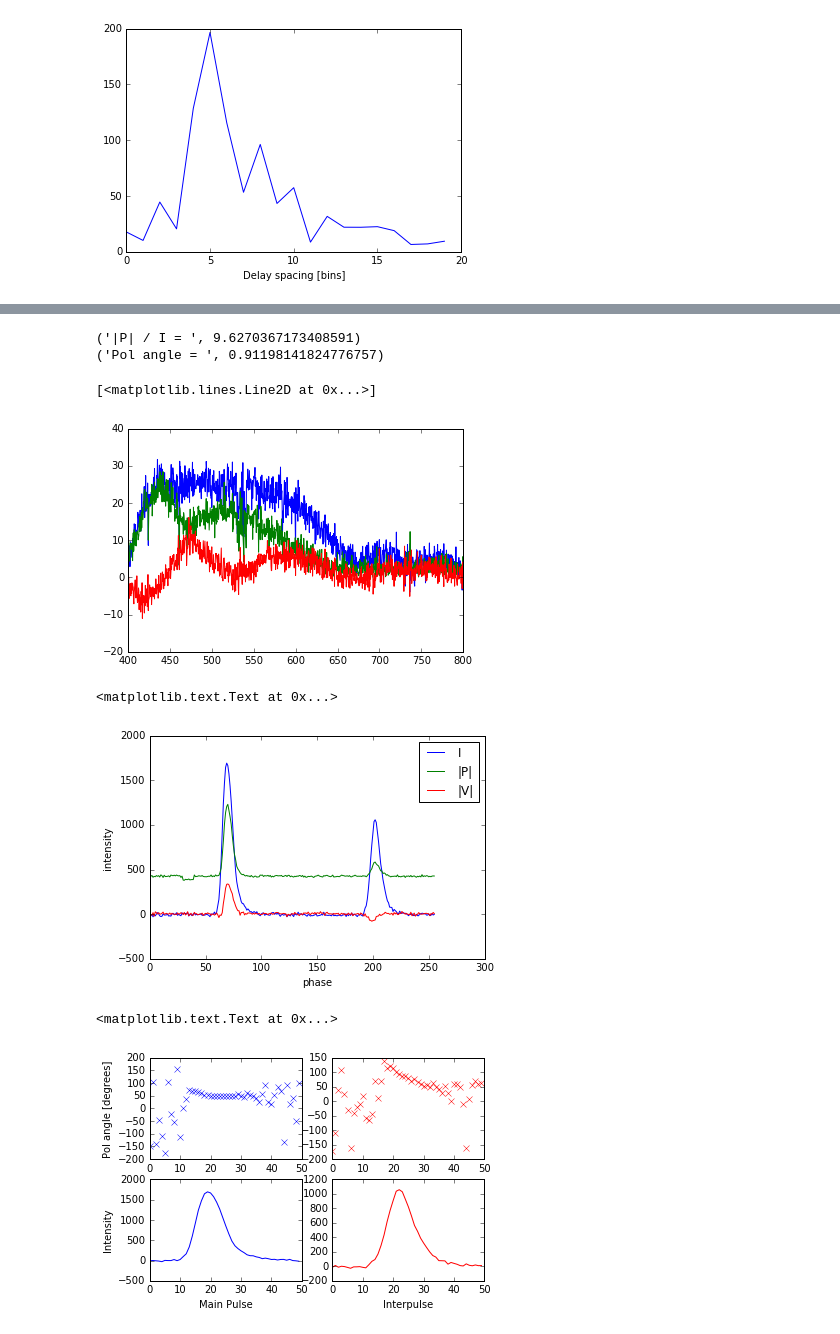
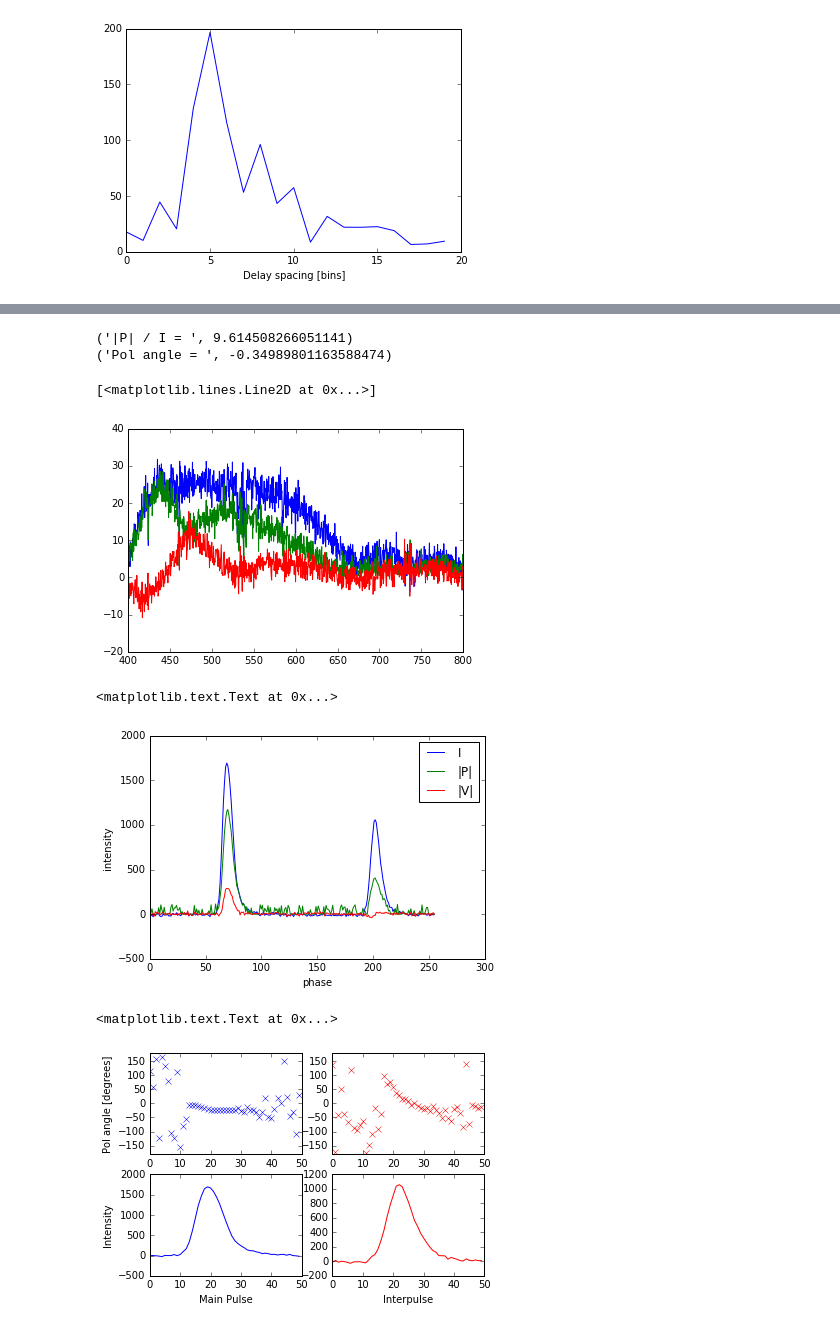
Before and after one commit to ramain/scint_analysis, a Jupyter notebook: polarization/PolarizationTest-SimulateMC.ipynb, the cells around one changed output, grey strips where cells are left out. Cells and saved outputs as stored; diff of their text form; code cells hidden in the pictures.

Commit message:
BG subtraction for P, and removed squares from fitting function

```diff
--- a/polarization/PolarizationTest-SimulateMC.ipynb
+++ b/polarization/PolarizationTest-SimulateMC.ipynb
@@ -98,8 +98,6 @@ def DiffData(pars, data, resp):
     U = np.real(XY0)
     V = np.imag(XY0)
 
-    #data_Q = data
     data_Q, data_U, data_V = data[0], data[1], data[2]
 
-    return (Q-data_Q)**2.0 + (U-data_U)**2.0 + (V-data_V)**2.0
-    #return (V-data_V)**2.0
+    return abs(Q-data_Q) + abs(U-data_U) + abs(V-data_V)
@@ -110,3 +104,8 @@ def LSQ(data, model):
+# %%
+def RM_fit(pars, data, lam):
+    A, RM, phi = pars[0], pars[1], pars[2]
+    fit = A * np.exp(2j * (RM * lam**2 + phi))
+    return (data - np.real(fit))
 # %%
 '''
 Get Stokes I from real data, as initial condition for simulation
@@ -206,3 +205,13 @@ print("Peak delay:", lag)
 # %% [output]
 ('Peak delay:', 5)
 [figure]
+# %%
+pars = np.array([1, RM, 0])
+RM_pars = so.leastsq(RM_fit, pars, args=(Q / Ical, lam), maxfev=10000)[0]
+
+RM_0 = RM_pars[1]
+phi_0 = RM_pars[2]
+print("Best fit RM, phase:",RM_0, phi_0)
+
+plt.plot(lam**2.0, Q / Ical)
+plt.plot(lam**2.0, RM_pars[0] * np.exp(2j * (RM_0 * lam**2 + phi_0)))
@@ -209,31 +222,11 @@ print("Peak delay:", lag)
 # %%
-p0 = np.array([1, 0, 0, lag, RM, -2])
+p0 = np.array([2, 1, 0, lag, RM_0, phi_0])
 data = np.array([Q,U,V])
 
 b_fit = so.leastsq(DiffData, p0, args=(data, Ical), maxfev=10000)[0]
-print(b_fit)
+print("Q, U, V, lag, RM, phase = ",b_fit)
 
 q, u, v = MockData(b_fit, Ical)
-
-'''
-#First HardCoded attempt
-bins = 20
-lag_range = np.linspace(lag-1,lag+1,bins)
-RM_range = np.linspace(RM-1, RM+1, bins)
-phi_range = np.linspace(-np.pi, np.pi, bins)
-best = 1e10
-
-for a in lag_range:
-    for b in RM_range:
-        for c in phi_range:
-            vec = np.array([2, 1, 0, a, b, c])
-            q, u, v = MockData(vec, Ical)
-            lsq = LSQ(Q, q) + LSQ(U, u) + LSQ(V, v)
-            if lsq < best:
-                best = lsq
-                q_fit, u_fit, v_fit = q, u, v
-                lag_fit, RM_fit, phi_fit = a, b, c
-'''
 
 plt.subplot(311)
 plt.plot(freq, Q)
@@ -316,10 +310,10 @@ plt.plot(freq,I)
 plt.plot(freq,abs(Pcorr))
 plt.plot(freq,V_final)
 # %% [output]
-('|P| / I = ', 9.6270367173408591)
-('Pol angle = ', 0.91198141824776757)
+('|P| / I = ', 9.614508266051141)
+('Pol angle = ', -0.34989801163588474)
 [<matplotlib.lines.Line2D at 0x...>]
-[figure, old version]
+[figure, new version]
 # %%
 """
 Compare folded spectrum
@@ -331,7 +325,7 @@ n2=n
 nI, nQ, nU, nV = StokesPars(n2)
 
 nXY = nU + 1j*nV
-nXY_CD = nXY* vecCD[:,np.newaxis]
+nXY_CD = nXY * vecCD[:,np.newaxis]
 nU_CD = np.real(nXY_CD)
 nV_final = np.imag(nXY_CD)
 
@@ -341,8 +335,18 @@ nPderot = nP * vecFR[:,np.newaxis]
 nQ_final = np.real(nPderot)
 nU_final = np.imag(nPderot)
 
+"""
+Remove noise from P, non-trivial since noise is added then squared
+"""
+
+Psq = (abs(nPderot).sum(0))**2.0
+Pnoise_sq = np.mean((abs(nPderot[:,100:150]).sum(0)))**2.0
+Psq -= Pnoise_sq
+Psq = Psq.clip(min=0)
+Psq = np.sqrt(Psq)
+
 plt.plot(nI.sum(0), label='I')
-plt.plot(abs(nPderot).sum(0), label='|P|' )
+plt.plot(Psq, label='|P|' )
 plt.plot(nV_final.sum(0), label='|V|' )
 
 plt.legend()
@@ -350,27 +354,29 @@ plt.xlabel('phase')
 plt.ylabel('intensity')
 # %% [output]
 <matplotlib.text.Text at 0x...>
-[figure, old version]
+[figure, new version]
 # %%
 """
 Look at polarization angle
 """
 
 plt.subplot(221)
 plt.plot(180/np.pi * np.angle(nPderot.sum(0))[50:100], 'bx')
 plt.ylabel('Pol angle [degrees]')
+plt.ylim((-180,180))
 
 plt.subplot(222)
 plt.plot(180/np.pi * np.angle(nPderot.sum(0))[180:230], 'rx')
+plt.ylim((-180,180))
 
 plt.subplot(223)
 plt.plot(nI.sum(0)[50:100])
 plt.ylabel('Intensity')
 plt.xlabel('Main Pulse')
 
 plt.subplot(224)
 plt.plot(nI.sum(0)[180:230],'r')
 plt.xlabel('Interpulse')
 # %% [output]
 <matplotlib.text.Text at 0x...>
-[figure, old version]
+[figure, new version]
```
Also changed, not shown: parts of 8 cells of this notebook.
